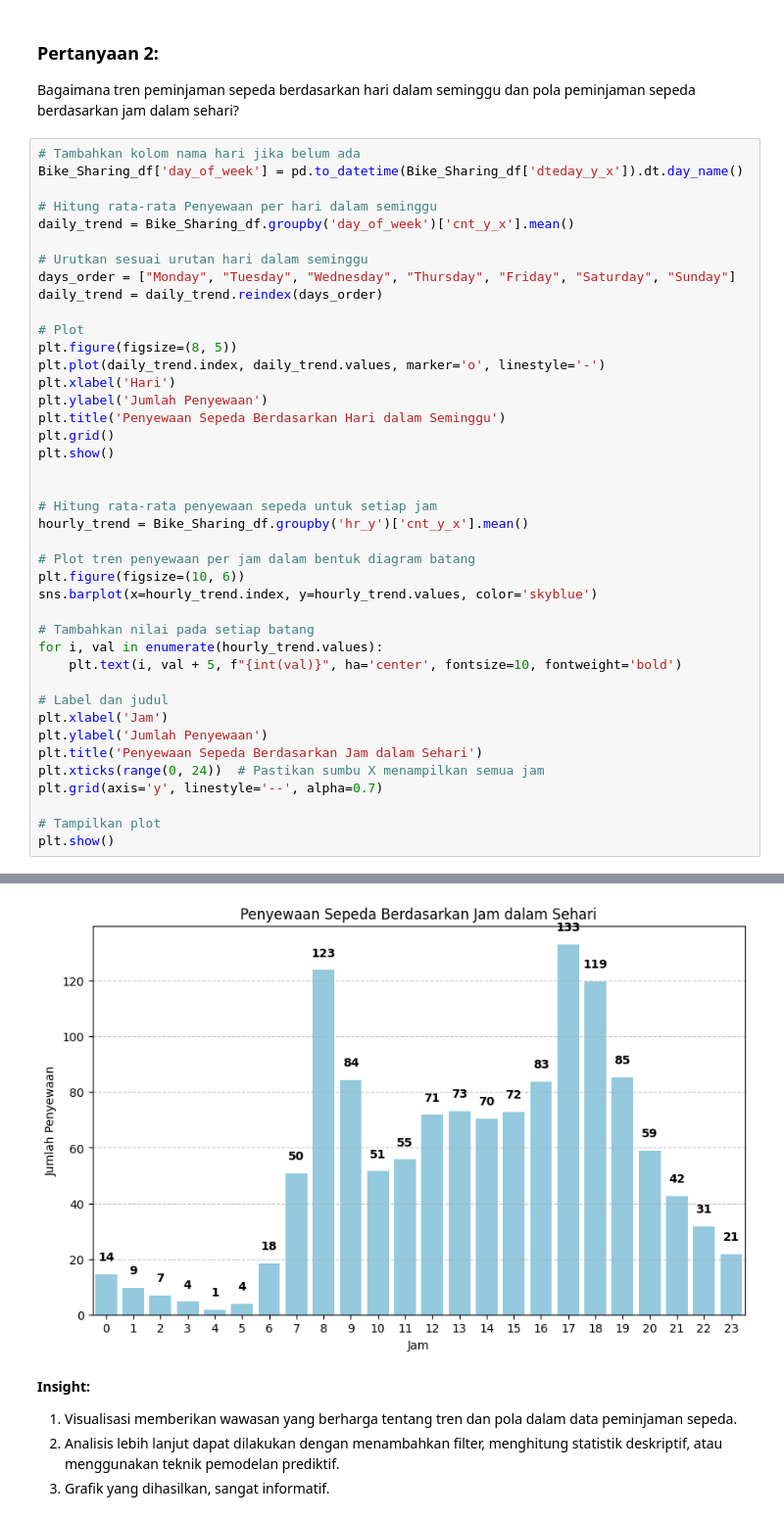
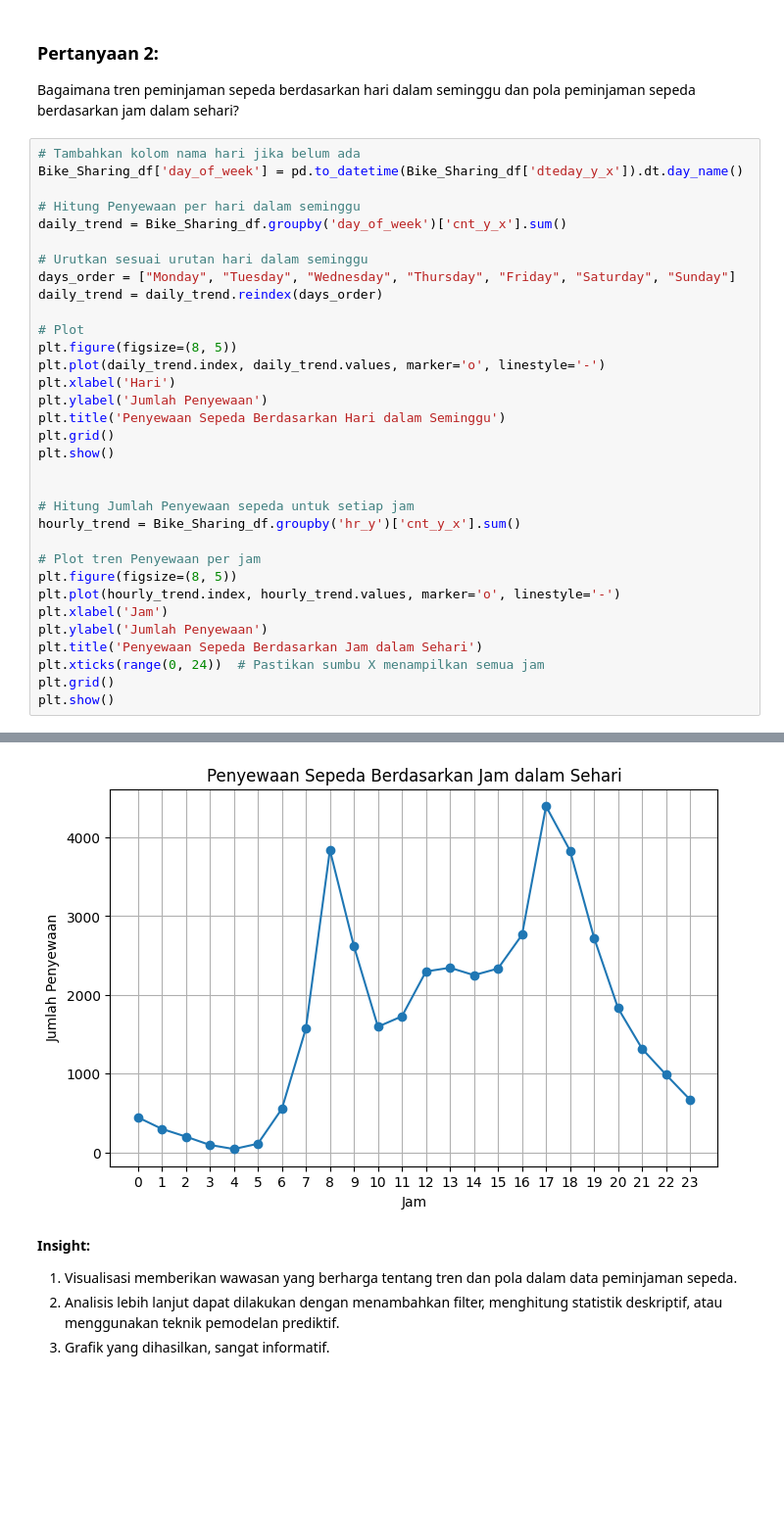
Before and after one commit to lailadwikartikasari/dashboard_Sederhana_Bike_Sharing, a Jupyter notebook: notebook .ipynb, the cells around one changed output, grey strips where cells are left out. Shown at 98% size. Saved outputs shown, nothing was run; the diff lists cells and outputs as text; blank space fills up the shorter version.

```diff
--- a/notebook .ipynb
+++ b/notebook .ipynb
@@ -435,8 +435,8 @@ Bagaimana tren peminjaman sepeda berdasarkan hari dalam seminggu dan pola peminj
 # Tambahkan kolom nama hari jika belum ada
 Bike_Sharing_df['day_of_week'] = pd.to_datetime(Bike_Sharing_df['dteday_y_x']).dt.day_name()
 
-# Hitung rata-rata Penyewaan per hari dalam seminggu
-daily_trend = Bike_Sharing_df.groupby('day_of_week')['cnt_y_x'].mean()
+# Hitung Penyewaan per hari dalam seminggu
+daily_trend = Bike_Sharing_df.groupby('day_of_week')['cnt_y_x'].sum()
 
 # Urutkan sesuai urutan hari dalam seminggu
 days_order = ["Monday", "Tuesday", "Wednesday", "Thursday", "Friday", "Saturday", "Sunday"]
@@ -452,24 +452,16 @@ plt.grid()
 plt.show()
 
 
-# Hitung rata-rata penyewaan sepeda untuk setiap jam
-hourly_trend = Bike_Sharing_df.groupby('hr_y')['cnt_y_x'].mean()
+# Hitung Jumlah Penyewaan sepeda untuk setiap jam
+hourly_trend = Bike_Sharing_df.groupby('hr_y')['cnt_y_x'].sum()
 
-# Plot tren penyewaan per jam dalam bentuk diagram batang
-plt.figure(figsize=(10, 6))
-sns.barplot(x=hourly_trend.index, y=hourly_trend.values, color='skyblue')
-
-# Tambahkan nilai pada setiap batang
-for i, val in enumerate(hourly_trend.values):
-    plt.text(i, val + 5, f"{int(val)}", ha='center', fontsize=10, fontweight='bold')
-
-# Label dan judul
+# Plot tren Penyewaan per jam
+plt.figure(figsize=(8, 5))
+plt.plot(hourly_trend.index, hourly_trend.values, marker='o', linestyle='-')
 plt.xlabel('Jam')
 plt.ylabel('Jumlah Penyewaan')
 plt.title('Penyewaan Sepeda Berdasarkan Jam dalam Sehari')
 plt.xticks(range(0, 24))  # Pastikan sumbu X menampilkan semua jam
-plt.grid(axis='y', linestyle='--', alpha=0.7)
-
-# Tampilkan plot
+plt.grid()
 plt.show()
 # %% [output]
@@ -477,4 +469,4 @@ plt.show()
-[figure, old version]
+[figure, new version]
 # %% [markdown]
 **Insight:**
 1. Visualisasi memberikan wawasan yang berharga tentang tren dan pola dalam data peminjaman sepeda.
```
Also changed, not shown: parts of 3 cells of this notebook.
